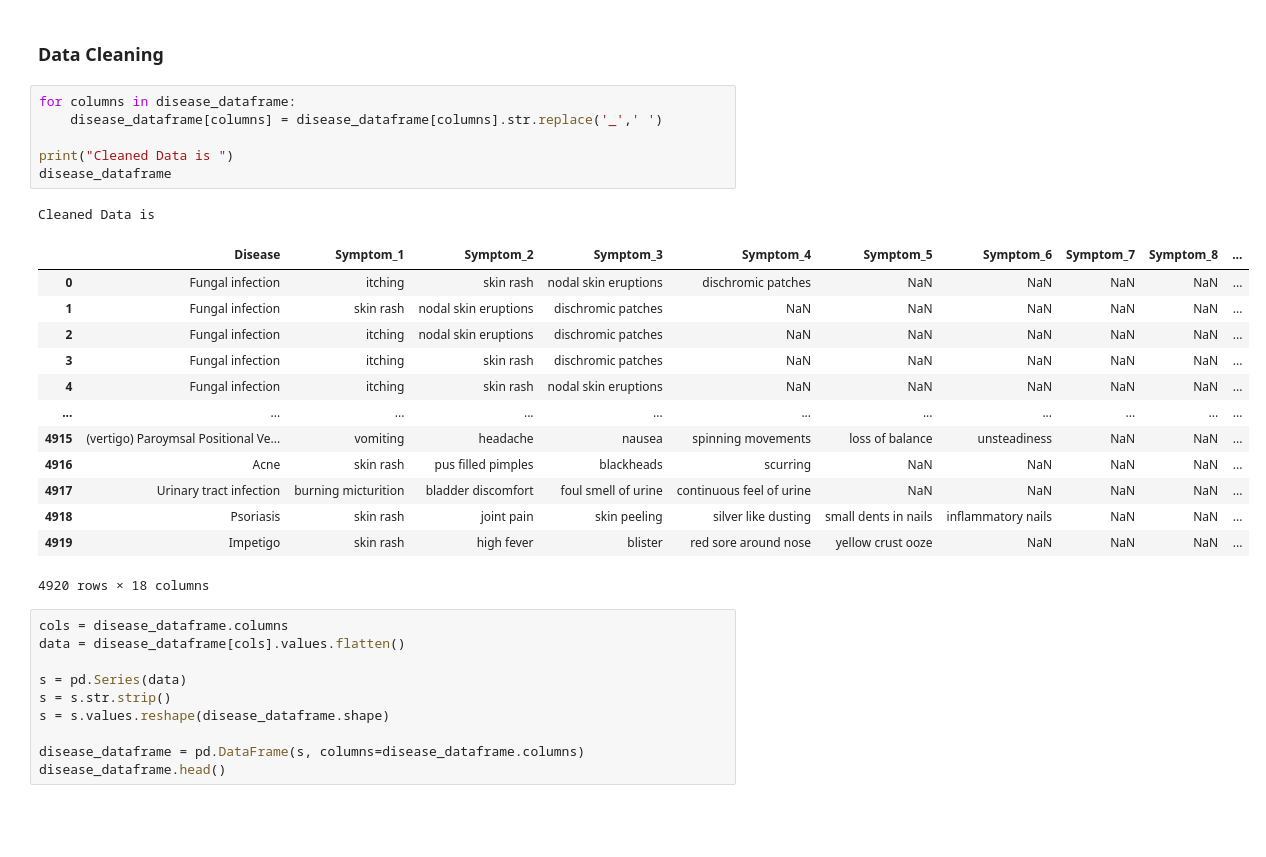
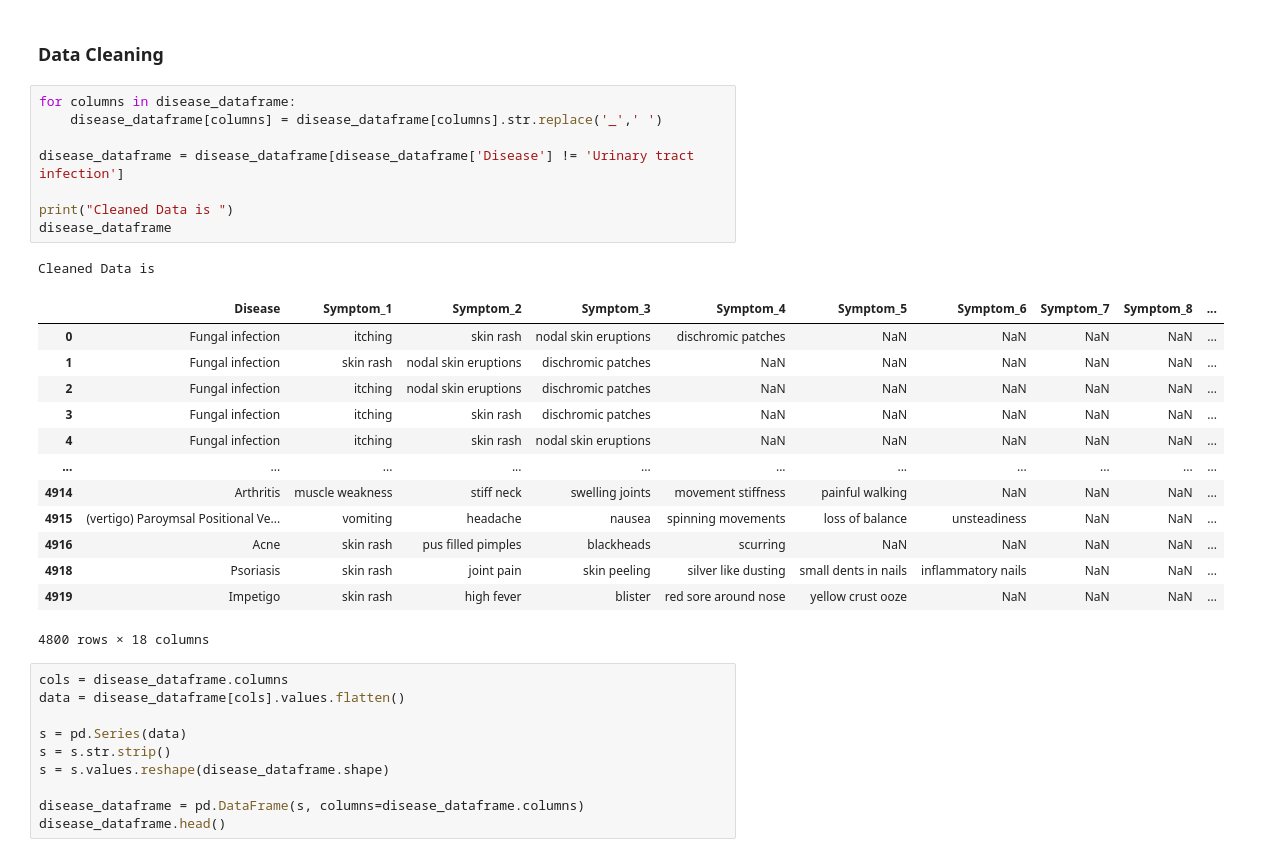
Before and after one commit to VishalRMahajan/HealthCast, a Jupyter notebook: Machine Learning/Hackathon ML Model - Disease Predicton.ipynb, the cells around one changed output. Drawn from its saved outputs; the diff is of its cells as text; blank space fills up the shorter version.

Commit message:
Removed a disease causing imbalance from the model

```diff
--- a/Machine Learning/Hackathon ML Model - Disease Predicton.ipynb
+++ b/Machine Learning/Hackathon ML Model - Disease Predicton.ipynb
@@ -40,24 +40,26 @@ disease_dataframe.describe()
 # %%
 for columns in disease_dataframe:
     disease_dataframe[columns] = disease_dataframe[columns].str.replace('_',' ')
 
+disease_dataframe = disease_dataframe[disease_dataframe['Disease'] != 'Urinary tract infection']
+
 print("Cleaned Data is ")
 disease_dataframe
 # %% [output]
 Cleaned Data is
 |  | Disease | Symptom_1 | Symptom_2 | Symptom_3 | Symptom_4 | Symptom_5 | Symptom_6 | Symptom_7 | Symptom_8 | ... |
 | 0 | Fungal infection | itching | skin rash | nodal skin eruptions | dischromic patches | NaN | NaN | NaN | NaN | ... |
 | 1 | Fungal infection | skin rash | nodal skin eruptions | dischromic patches | NaN | NaN | NaN | NaN | NaN | ... |
 | 2 | Fungal infection | itching | nodal skin eruptions | dischromic patches | NaN | NaN | NaN | NaN | NaN | ... |
 | 3 | Fungal infection | itching | skin rash | dischromic patches | NaN | NaN | NaN | NaN | NaN | ... |
 | 4 | Fungal infection | itching | skin rash | nodal skin eruptions | NaN | NaN | NaN | NaN | NaN | ... |
 | ... | ... | ... | ... | ... | ... | ... | ... | ... | ... | ... |
+| 4914 | Arthritis | muscle weakness | stiff neck | swelling joints | movement stiffness | painful walking | NaN | NaN | NaN | ... |
 | 4915 | (vertigo) Paroymsal Positional Ve... | vomiting | headache | nausea | spinning movements | loss of balance | unsteadiness | NaN | NaN | ... |
 | 4916 | Acne | skin rash | pus filled pimples | blackheads | scurring | NaN | NaN | NaN | NaN | ... |
-| 4917 | Urinary tract infection | burning micturition | bladder discomfort | foul smell of urine | continuous feel of urine | NaN | NaN | NaN | NaN | ... |
 | 4918 | Psoriasis | skin rash | joint pain | skin peeling | silver like dusting | small dents in nails | inflammatory nails | NaN | NaN | ... |
 | 4919 | Impetigo | skin rash | high fever | blister | red sore around nose | yellow crust ooze | NaN | NaN | NaN | ... |
-4920 rows × 18 columns
+4800 rows × 18 columns
 # %%
 cols = disease_dataframe.columns
 data = disease_dataframe[cols].values.flatten()
```
Also changed, not shown: parts of 9 cells of this notebook, 2 other files.
